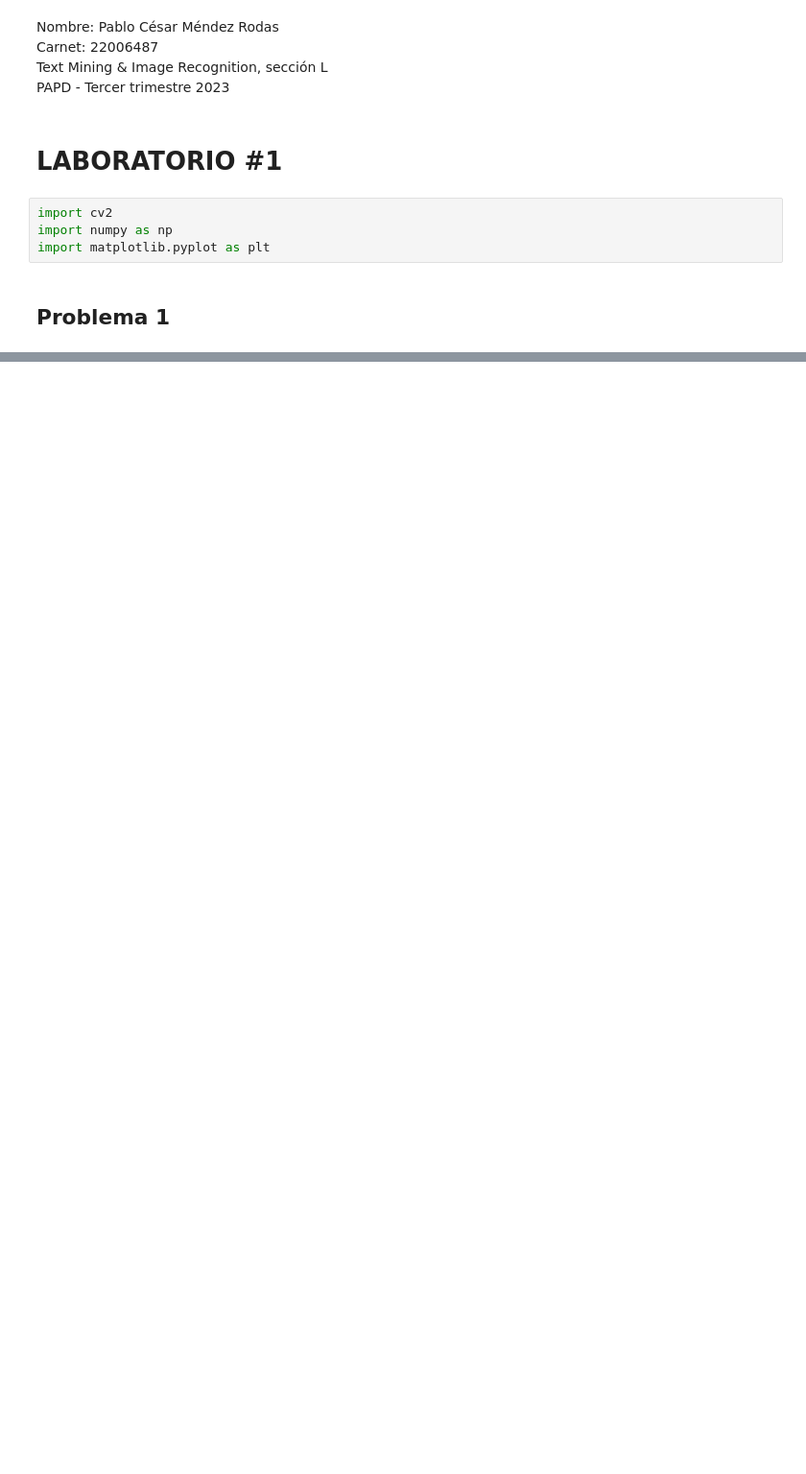
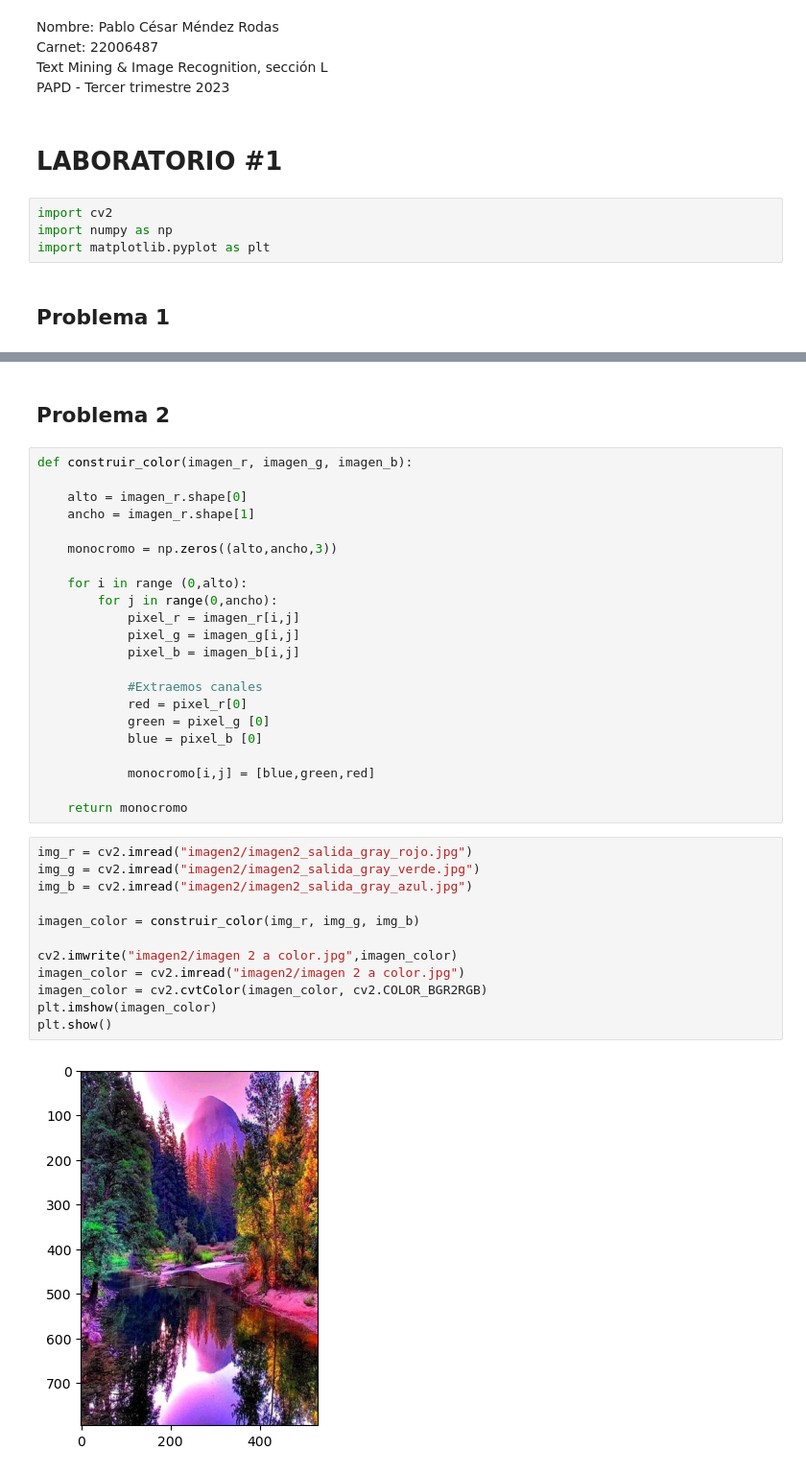
Before and after one commit to pablogalileo/classproject, a Jupyter notebook: Lab1/Lab 1.ipynb, the cells around one changed output, grey strips where cells are left out. Shown: that part at 96% size. Drawn from its saved outputs; the diff is of its cells as text; blank space fills up the shorter version.

```diff
--- a/Lab1/Lab 1.ipynb
+++ b/Lab1/Lab 1.ipynb
@@ -55,0 +62,38 @@ arreglo_img = imagen_canal(img,cod)
+# %% [markdown]
+## Problema 2
+# %%
+def construir_color(imagen_r, imagen_g, imagen_b):
+
+    alto = imagen_r.shape[0]
+    ancho = imagen_r.shape[1]
+
+    monocromo = np.zeros((alto,ancho,3))
+
+    for i in range (0,alto):
+        for j in range(0,ancho):
+            pixel_r = imagen_r[i,j]
+            pixel_g = imagen_g[i,j]
+            pixel_b = imagen_b[i,j]
+
+            #Extraemos canales
+            red = pixel_r[0]
+            green = pixel_g [0]
+            blue = pixel_b [0]
+
+            monocromo[i,j] = [blue,green,red]
+
+    return monocromo
+# %%
+img_r = cv2.imread("imagen2/imagen2_salida_gray_rojo.jpg")
+img_g = cv2.imread("imagen2/imagen2_salida_gray_verde.jpg")
+img_b = cv2.imread("imagen2/imagen2_salida_gray_azul.jpg")
+
+imagen_color = construir_color(img_r, img_g, img_b)
+
+cv2.imwrite("imagen2/imagen 2 a color.jpg",imagen_color)
+imagen_color = cv2.imread("imagen2/imagen 2 a color.jpg")
+imagen_color = cv2.cvtColor(imagen_color, cv2.COLOR_BGR2RGB)
+plt.imshow(imagen_color)
+plt.show()
+# %% [output]
+[figure, added]
```
Also changed, not shown: parts of 6 cells of this notebook, 5 other files.
